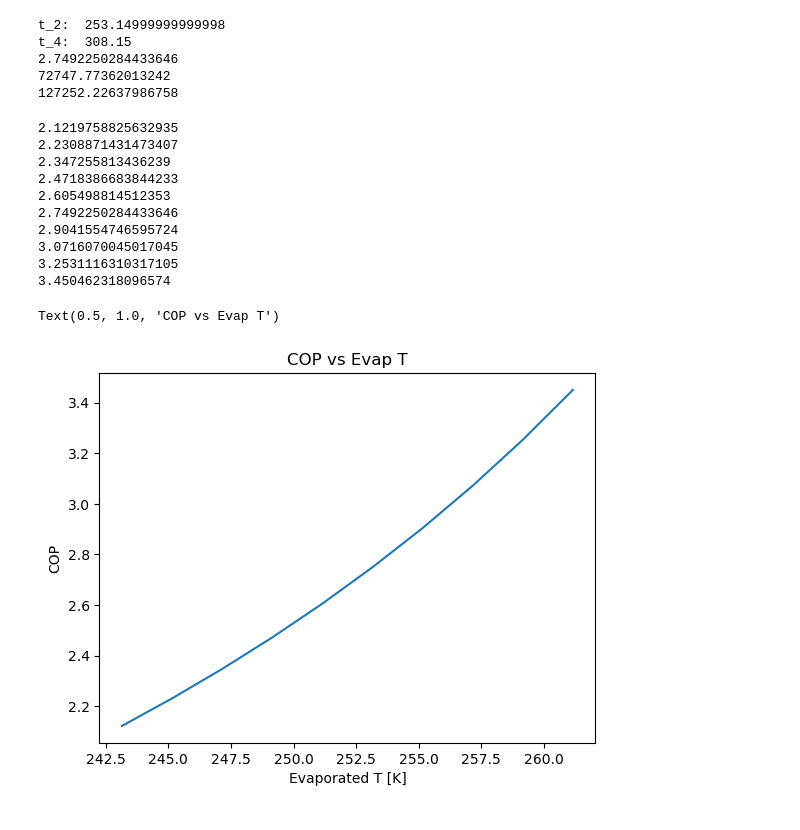
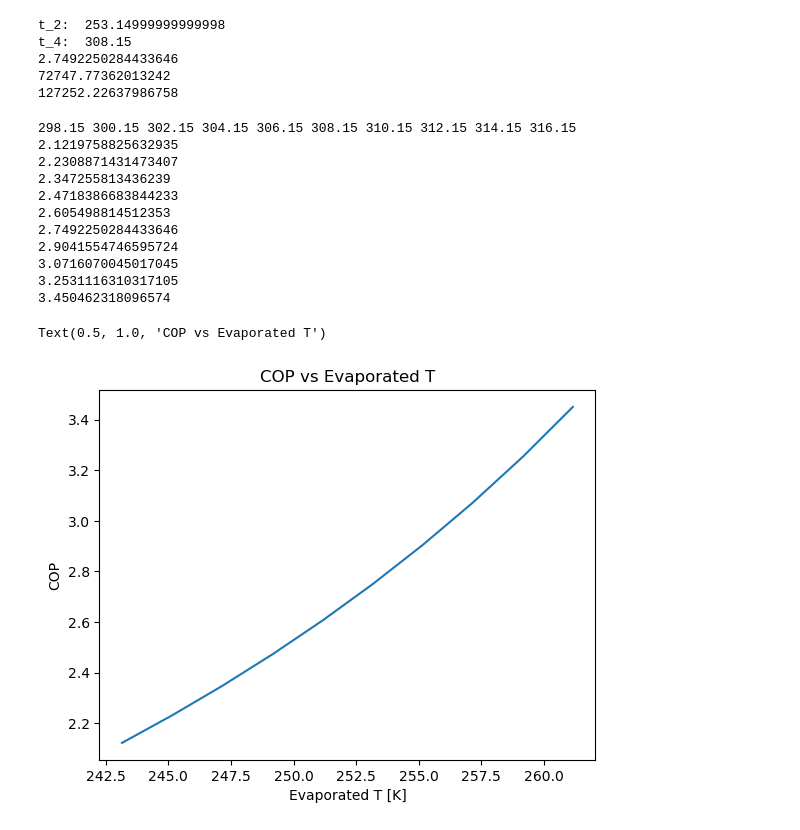
Before and after one commit to boujuan/Renewable_Energy_Heat, a Jupyter notebook: Scratchpad.ipynb, the cells around one changed output. Cells and saved outputs as stored; diff of their text form; code cells hidden in the pictures.

Commit message:
COP graphs for cond and evap temps

```diff
--- a/Scratchpad.ipynb
+++ b/Scratchpad.ipynb
@@ -95,7 +95,7 @@ evap_temp_list = np.arange(evap_temp - 10 , evap_temp + 10 , 2)
 #cond_temp_list = np.arange(evap_temp - 10 , evap_temp + 10 , 2)
 cop_list = []
 #cond_temp = -20+273
-#print(*cond_temp_list)
+print(*cond_temp_list)
 
 for evap_temp in (evap_temp_list):
     fluid = "R290"
@@ -116,7 +116,7 @@ for evap_temp in (evap_temp_list):
 
     h_4 = PropsSI("H", "T", t_4, "Q", 0, fluid)
     h_1 = h_4 # enthalpy remains constant in expansion. refer to ph graph
-    # p_1 = p_2 # pressure remains constant in evaporation.
+    p_1 = p_2 # pressure remains constant in evaporation.
 
     # no calculamos s_1, s_3, s_4, t_1, t_3
 
@@ -124,33 +124,34 @@ for evap_temp in (evap_temp_list):
     power = m * abs(h_3 - h_2) # compressor power
     cop = abs(heat_evap) / power
     heat_cond = abs(heat_evap) - power
 
     print(cop)
     #print(power)
     #print(heat_cond)
     cop_list.append(cop)
 
 
 plt.plot(evap_temp_list, cop_list)
 
 # Plotting multiple lines on a single plot
 #plt.plot(x, y1, label='Sin(x)', color='b')
 #plt.plot(x, y2, label='Cos(x)', color='r', linestyle='--')
 
 # Adding labels and title
 plt.xlabel('Evaporated T [K]')
 plt.ylabel('COP')
-plt.title('COP vs Evap T')
+plt.title('COP vs Evaporated T')
 # %% [output]
+298.15 300.15 302.15 304.15 306.15 308.15 310.15 312.15 314.15 316.15
 2.1219758825632935
 2.2308871431473407
 2.347255813436239
 2.4718386683844233
 2.605498814512353
 2.7492250284433646
 2.9041554746595724
 3.0716070045017045
 3.2531116310317105
 3.450462318096574
-Text(0.5, 1.0, 'COP vs Evap T')
+Text(0.5, 1.0, 'COP vs Evaporated T')
-[figure, old version]
+[figure, new version]
```
Also changed, not shown: parts of 4 cells of this notebook.
